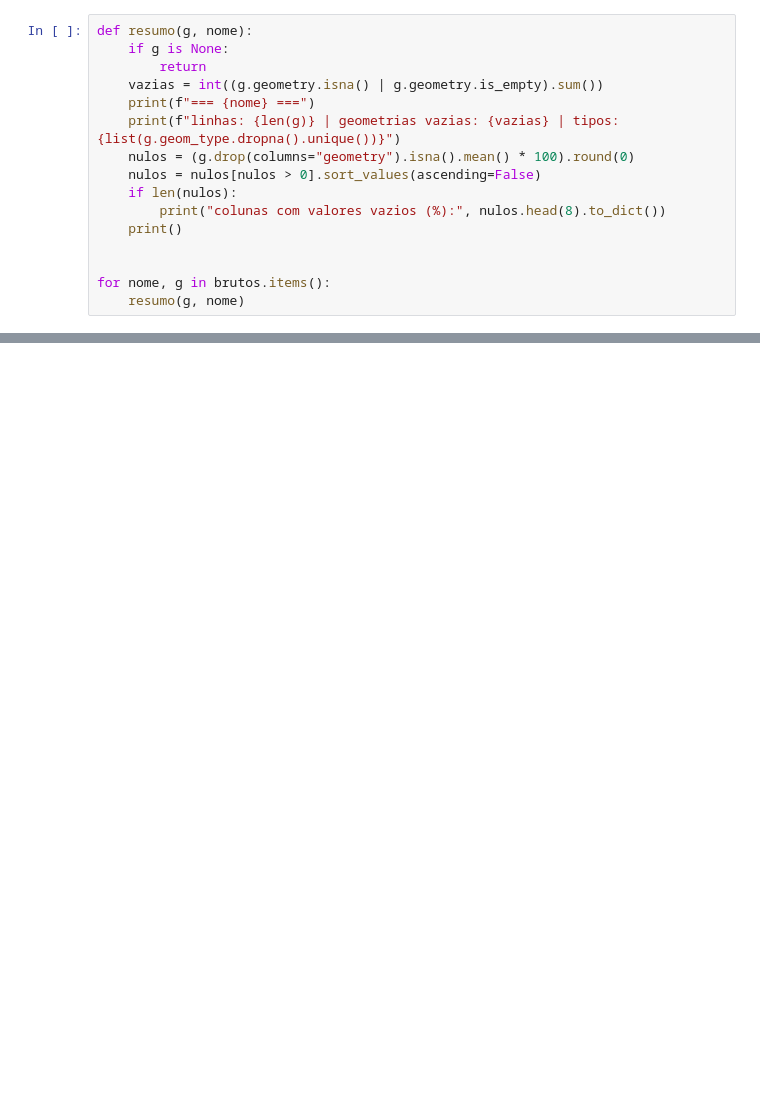
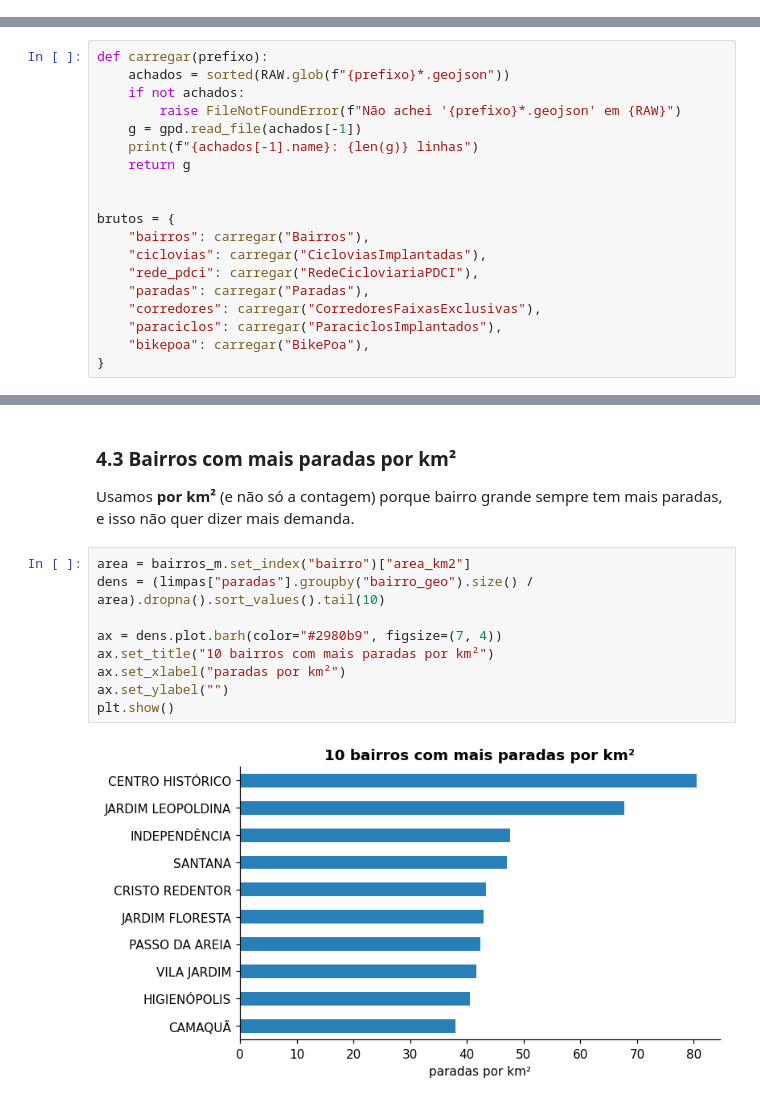
Before and after one commit to weszxl/eld_dataset, a Jupyter notebook: notebooks/03_integracao_modal.ipynb, the cells around one changed output, grey strips where cells are left out. Drawn from its saved outputs; the diff is of its cells as text; blank space fills up the shorter version.

```diff
--- a/notebooks/03_integracao_modal.ipynb
+++ b/notebooks/03_integracao_modal.ipynb
@@ -63,16 +0,0 @@ Para cada camada: quantas linhas, se há geometria vazia e quais colunas têm mu
-# %%
-def resumo(g, nome):
-    if g is None:
-        return
-    vazias = int((g.geometry.isna() | g.geometry.is_empty).sum())
-    print(f"=== {nome} ===")
-    print(f"linhas: {len(g)} | geometrias vazias: {vazias} | tipos: {list(g.geom_type.dropna().unique())}")
-    nulos = (g.drop(columns="geometry").isna().mean() * 100).round(0)
-    nulos = nulos[nulos > 0].sort_values(ascending=False)
-    if len(nulos):
-        print("colunas com valores vazios (%):", nulos.head(8).to_dict())
-    print()
-
-
-for nome, g in brutos.items():
-    resumo(g, nome)
@@ -378,0 +44,19 @@ ciclovias_osm: sem dados, não salvo
+# %%
+def carregar(prefixo):
+    achados = sorted(RAW.glob(f"{prefixo}*.geojson"))
+    if not achados:
+        raise FileNotFoundError(f"Não achei '{prefixo}*.geojson' em {RAW}")
+    g = gpd.read_file(achados[-1])
+    print(f"{achados[-1].name}: {len(g)} linhas")
+    return g
+
+
+brutos = {
+    "bairros": carregar("Bairros"),
+    "ciclovias": carregar("CicloviasImplantadas"),
+    "rede_pdci": carregar("RedeCicloviariaPDCI"),
+    "paradas": carregar("Paradas"),
+    "corredores": carregar("CorredoresFaixasExclusivas"),
+    "paraciclos": carregar("ParaciclosImplantados"),
+    "bikepoa": carregar("BikePoa"),
+}
@@ -378,0 +204,14 @@ ciclovias_osm: sem dados, não salvo
+# %% [markdown]
+### 4.3 Bairros com mais paradas por km²
+Usamos **por km²** (e não só a contagem) porque bairro grande sempre tem mais paradas, e isso não quer dizer mais demanda.
+# %%
+area = bairros_m.set_index("bairro")["area_km2"]
+dens = (limpas["paradas"].groupby("bairro_geo").size() / area).dropna().sort_values().tail(10)
+
+ax = dens.plot.barh(color="#2980b9", figsize=(7, 4))
+ax.set_title("10 bairros com mais paradas por km²")
+ax.set_xlabel("paradas por km²")
+ax.set_ylabel("")
+plt.show()
+# %% [output]
+[figure, added]
```
Also changed, not shown: parts of 41 cells of this notebook.
